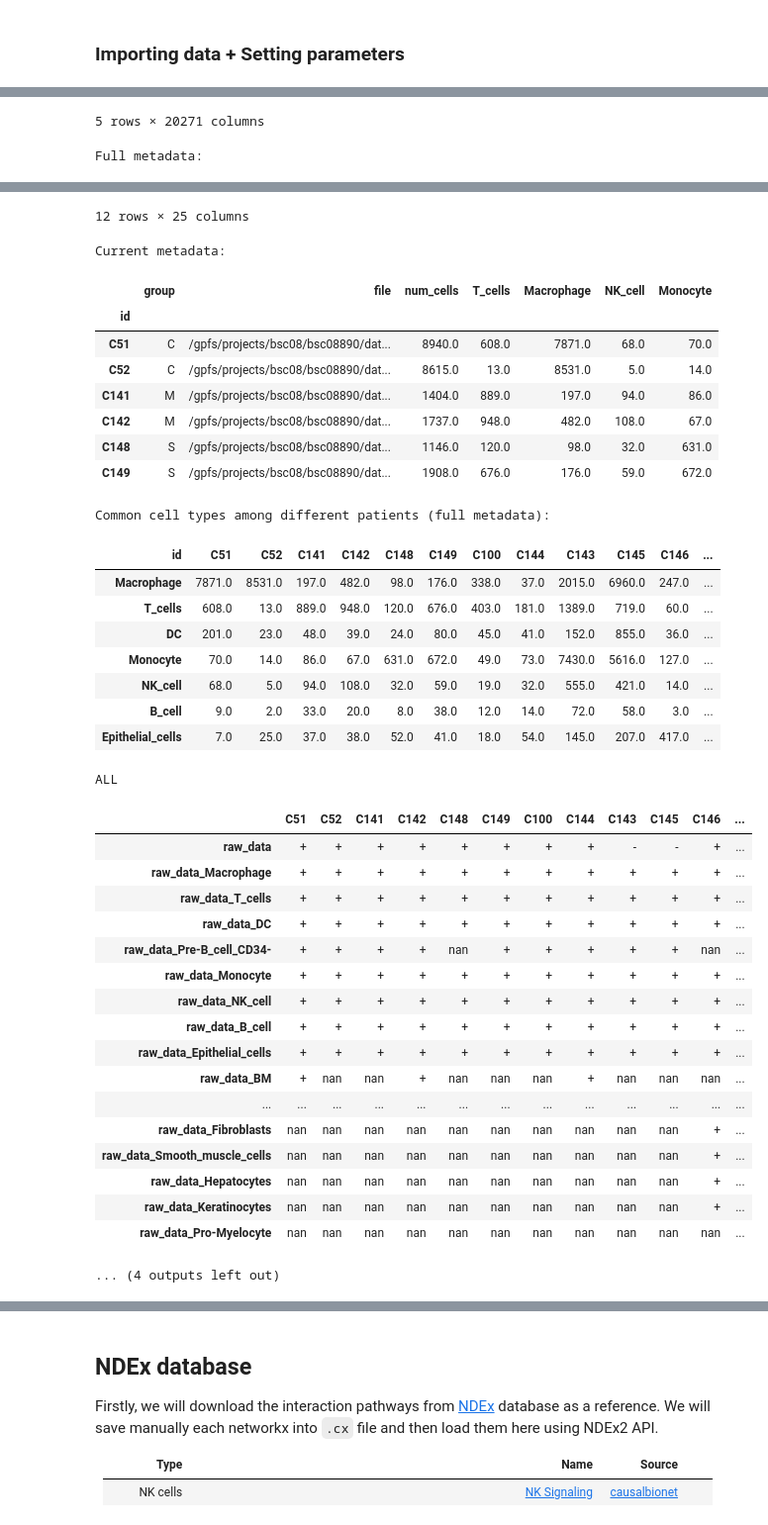
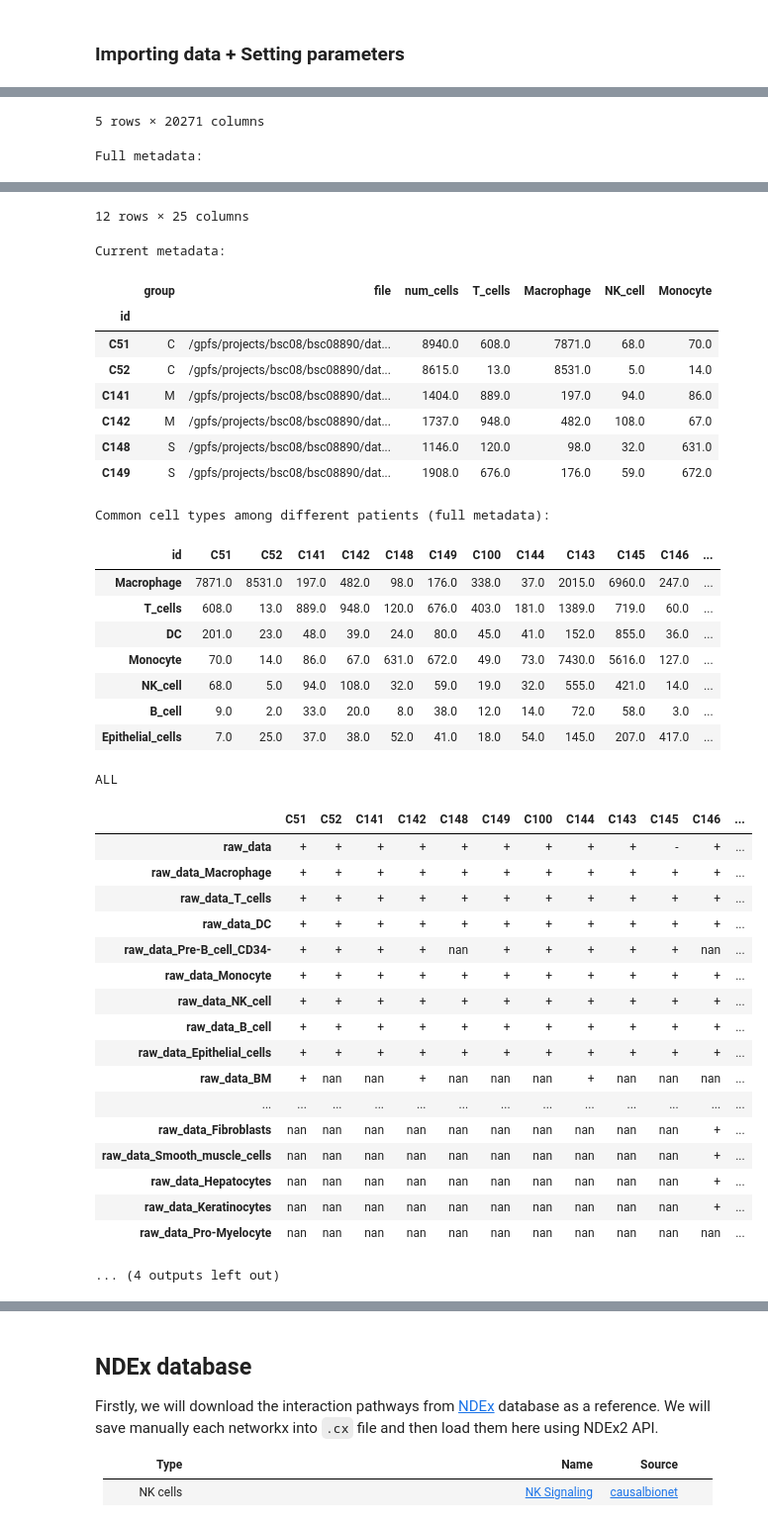
Before and after one commit to masyahook/scGRN, a Jupyter notebook: jupyter/GRN_inference.ipynb, the cells around one changed output, grey strips where cells are left out. Shown at 99% size. Cells and saved outputs as stored; diff of their text form; code cells hidden in the pictures.

```diff
--- a/jupyter/GRN_inference.ipynb
+++ b/jupyter/GRN_inference.ipynb
@@ -182,6 +155,8 @@ _DATA_HOME = os.path.join(_PROJ_PATH, 'res/covid_19')
 # Data types
 _DATA_TYPES = ['all', 'TF', 'ctx']
 _DTYPE_TITLES = ['gene-gene links', 'TF-gene links', 'enriched TF-gene links']
+_PAT_CONS = ['C', 'M', 'S']
+_AGG_PAT_DATAS = ['all_data', 'Macrophage', 'T_cells', 'DC', 'Monocyte', 'NK_cell', 'B_cell', 'Epithelial_cells', 'Neutrophils']
 
 # Limiting the metadata to certain patients to fit into RAM
 _FIXED_PATIENTS = ['C51', 'C52', 'C141', 'C142', 'C148', 'C149']
@@ -211,6 +186,10 @@ cell_type_freq = full_cell_type_freq[_FIXED_CELL_TYPES]
 _ALL_PATIENTS = full_meta.index.to_list()
 _ALL_PATIENT_CELL_TYPES = {
     pat: full_cell_type_freq.loc[pat].dropna().index.to_list() for pat in _ALL_PATIENTS
+}
+_ALL_PAT_DATAS = _PAT_CONS + _ALL_PATIENTS
+_ALL_PAT_DATA_CELL_TYPES = {
+    **_ALL_PATIENT_CELL_TYPES, **{pat: full_meta[full_meta['group'] == pat][d].dropna().index.to_list() for d in full_meta.columns[3:] for pat in _PAT_CONS}
 }
 _ALL_FILE_PREFIXES = {
     pat: ['raw_data'] + list(map(lambda x: 'raw_data_' + x, cell_types)) for pat, cell_types in _ALL_PATIENT_CELL_TYPES.items()
@@ -272,11 +251,18 @@ _AVAILABLE_DATA = {}
 for pat in _ALL_PATIENTS:
     _AVAILABLE_DATA[pat] = {}
     for data_type, suf in zip(['all', 'TF', 'ctx'], ['cor', 'TF_cor', 'TF_ctx']):
-        _AVAILABLE_DATA[pat][data_type] = [
-            fn for fn in _ALL_FILE_PREFIXES[pat] \
-                if os.path.exists(os.path.join(_DATA_HOME, pat, 'data', 'grnboost2', 'pickle', f'{fn}_{suf}.pickle')) and \
-                (os.stat(os.path.join(_DATA_HOME, pat, 'data', 'grnboost2', 'pickle', f'{fn}_TF_cor.pickle')).st_size != 0)
-        ]
+        if pat in ['C', 'M', 'S']:
+            _AVAILABLE_DATA[pat][data_type] = [
+                fn for fn in _ALL_FILE_PREFIXES[pat] \
+                    if os.path.exists(os.path.join(_DATA_HOME, pat, 'data', 'grnboost2', 'pickle', f'{fn}_{suf}.pickle')) and \
+                    (os.stat(os.path.join(_DATA_HOME, pat, 'data', 'grnboost2', 'pickle', f'{fn}_{suf}.pickle')).st_size != 0)
+            ]
+        else:
+            _AVAILABLE_DATA[pat][data_type] = [
+                fn for fn in _ALL_FILE_PREFIXES[pat] \
+                    if os.path.exists(os.path.join(_DATA_HOME, pat, 'data', 'grnboost2', 'pickle', f'{fn}_{suf}.pickle')) and \
+                    (os.stat(os.path.join(_DATA_HOME, pat, 'data', 'grnboost2', 'pickle', f'{fn}_{suf}.pickle')).st_size != 0)
+            ]
 
 # Displaying available data
 data_availability = {}
@@ -297,7 +283,7 @@ for data_type, suf in zip(['all', 'TF', 'ctx'], ['cor', 'TF_cor', 'TF_ctx']):
     data_availability[data_type] = pd.DataFrame(data_availability[data_type])
     for fn in data_availability[data_type].index:
         path_to_file = os.path.join(_DATA_HOME, 'cell_types', fn.replace('raw_data_', '') if fn != 'raw_data' else 'all_data',
-                                       'data', 'grnboost2', 'pickle', f'all_raw_data_{suf}.pickle')
+                                       'data', 'grnboost2', 'pickle', f'raw_data_{suf}.pickle')
         if os.path.exists(path_to_file):
             if os.stat(path_to_file).st_size != 0:
                 data_availability[data_type].loc[fn, 'cell_types'] = '+'
@@ -325,34 +311,34 @@ Full metadata:
 | C142 | M | /gpfs/projects/bsc08/bsc08890/dat... | 1737.0 | 482.0 | 948.0 | 39.0 | 13.0 | 67.0 | 108.0 | ... |
 | C148 | S | /gpfs/projects/bsc08/bsc08890/dat... | 1146.0 | 98.0 | 120.0 | 24.0 | NaN | 631.0 | 32.0 | ... |
 | C149 | S | /gpfs/projects/bsc08/bsc08890/dat... | 1908.0 | 176.0 | 676.0 | 80.0 | 1.0 | 672.0 | 59.0 | ... |
 | C100 | C | /gpfs/projects/bsc08/bsc08890/dat... | 895.0 | 338.0 | 403.0 | 45.0 | 4.0 | 49.0 | 19.0 | ... |
 | C144 | M | /gpfs/projects/bsc08/bsc08890/dat... | 450.0 | 37.0 | 181.0 | 41.0 | 8.0 | 73.0 | 32.0 | ... |
 | C143 | S | /gpfs/projects/bsc08/bsc08890/dat... | 14819.0 | 2015.0 | 1389.0 | 152.0 | 33.0 | 7430.0 | 555.0 | ... |
 | C145 | S | /gpfs/projects/bsc08/bsc08890/dat... | 15545.0 | 6960.0 | 719.0 | 855.0 | 46.0 | 5616.0 | 421.0 | ... |
 | C146 | S | /gpfs/projects/bsc08/bsc08890/dat... | 2526.0 | 247.0 | 60.0 | 36.0 | NaN | 127.0 | 14.0 | ... |
 | C152 | S | /gpfs/projects/bsc08/bsc08890/dat... | 2556.0 | 466.0 | 397.0 | 41.0 | 174.0 | 795.0 | 74.0 | ... |
 12 rows × 25 columns
 Current metadata:
 |  | group | file | num_cells | T_cells | Macrophage | NK_cell | Monocyte |
 | id |  |  |  |  |  |  |  |
 | C51 | C | /gpfs/projects/bsc08/bsc08890/dat... | 8940.0 | 608.0 | 7871.0 | 68.0 | 70.0 |
 | C52 | C | /gpfs/projects/bsc08/bsc08890/dat... | 8615.0 | 13.0 | 8531.0 | 5.0 | 14.0 |
 | C141 | M | /gpfs/projects/bsc08/bsc08890/dat... | 1404.0 | 889.0 | 197.0 | 94.0 | 86.0 |
 | C142 | M | /gpfs/projects/bsc08/bsc08890/dat... | 1737.0 | 948.0 | 482.0 | 108.0 | 67.0 |
 | C148 | S | /gpfs/projects/bsc08/bsc08890/dat... | 1146.0 | 120.0 | 98.0 | 32.0 | 631.0 |
 | C149 | S | /gpfs/projects/bsc08/bsc08890/dat... | 1908.0 | 676.0 | 176.0 | 59.0 | 672.0 |
 Common cell types among different patients (full metadata):
 | id | C51 | C52 | C141 | C142 | C148 | C149 | C100 | C144 | C143 | C145 | C146 | ... |
 | Macrophage | 7871.0 | 8531.0 | 197.0 | 482.0 | 98.0 | 176.0 | 338.0 | 37.0 | 2015.0 | 6960.0 | 247.0 | ... |
 | T_cells | 608.0 | 13.0 | 889.0 | 948.0 | 120.0 | 676.0 | 403.0 | 181.0 | 1389.0 | 719.0 | 60.0 | ... |
 | DC | 201.0 | 23.0 | 48.0 | 39.0 | 24.0 | 80.0 | 45.0 | 41.0 | 152.0 | 855.0 | 36.0 | ... |
 | Monocyte | 70.0 | 14.0 | 86.0 | 67.0 | 631.0 | 672.0 | 49.0 | 73.0 | 7430.0 | 5616.0 | 127.0 | ... |
 | NK_cell | 68.0 | 5.0 | 94.0 | 108.0 | 32.0 | 59.0 | 19.0 | 32.0 | 555.0 | 421.0 | 14.0 | ... |
 | B_cell | 9.0 | 2.0 | 33.0 | 20.0 | 8.0 | 38.0 | 12.0 | 14.0 | 72.0 | 58.0 | 3.0 | ... |
 | Epithelial_cells | 7.0 | 25.0 | 37.0 | 38.0 | 52.0 | 41.0 | 18.0 | 54.0 | 145.0 | 207.0 | 417.0 | ... |
 ALL
 |  | C51 | C52 | C141 | C142 | C148 | C149 | C100 | C144 | C143 | C145 | C146 | ... |
-| raw_data | + | + | + | + | + | + | + | + | - | - | + | ... |
+| raw_data | + | + | + | + | + | + | + | + | + | - | + | ... |
 | raw_data_Macrophage | + | + | + | + | + | + | + | + | + | + | + | ... |
 | raw_data_T_cells | + | + | + | + | + | + | + | + | + | + | + | ... |
 | raw_data_DC | + | + | + | + | + | + | + | + | + | + | + | ... |
```
Also changed, not shown: parts of 20 cells of this notebook, 1 other file.
